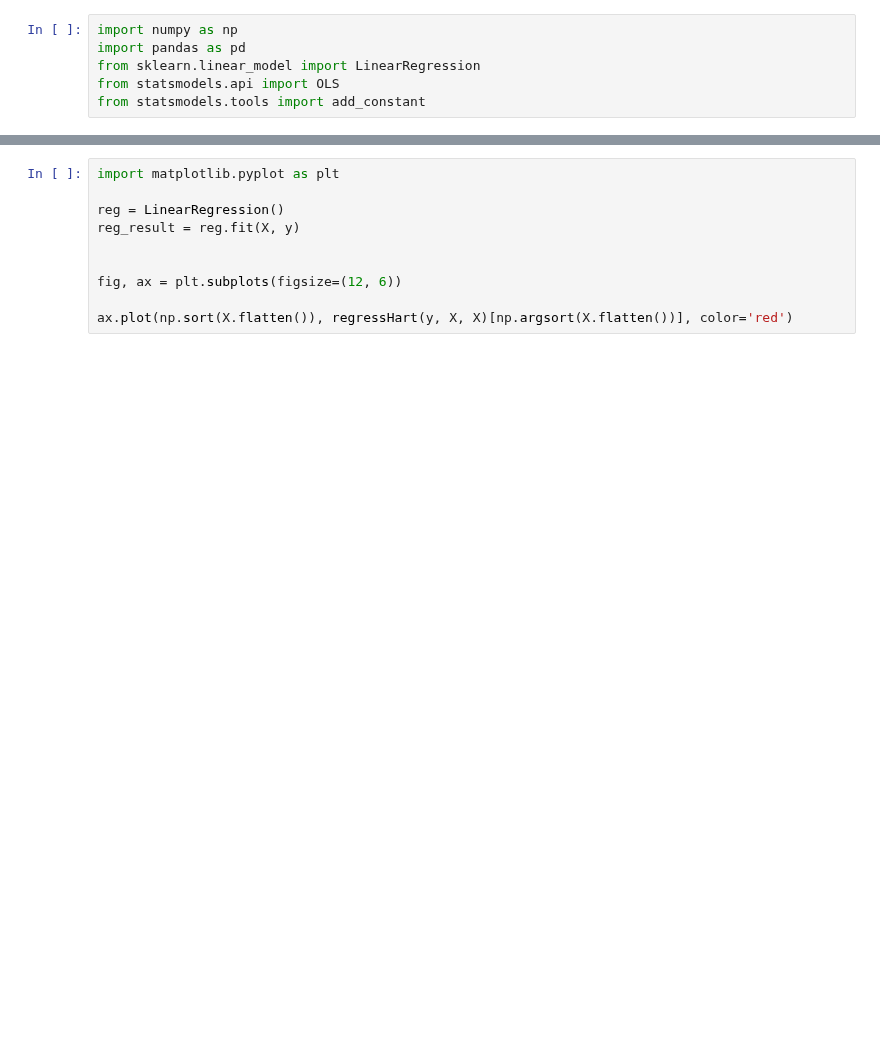
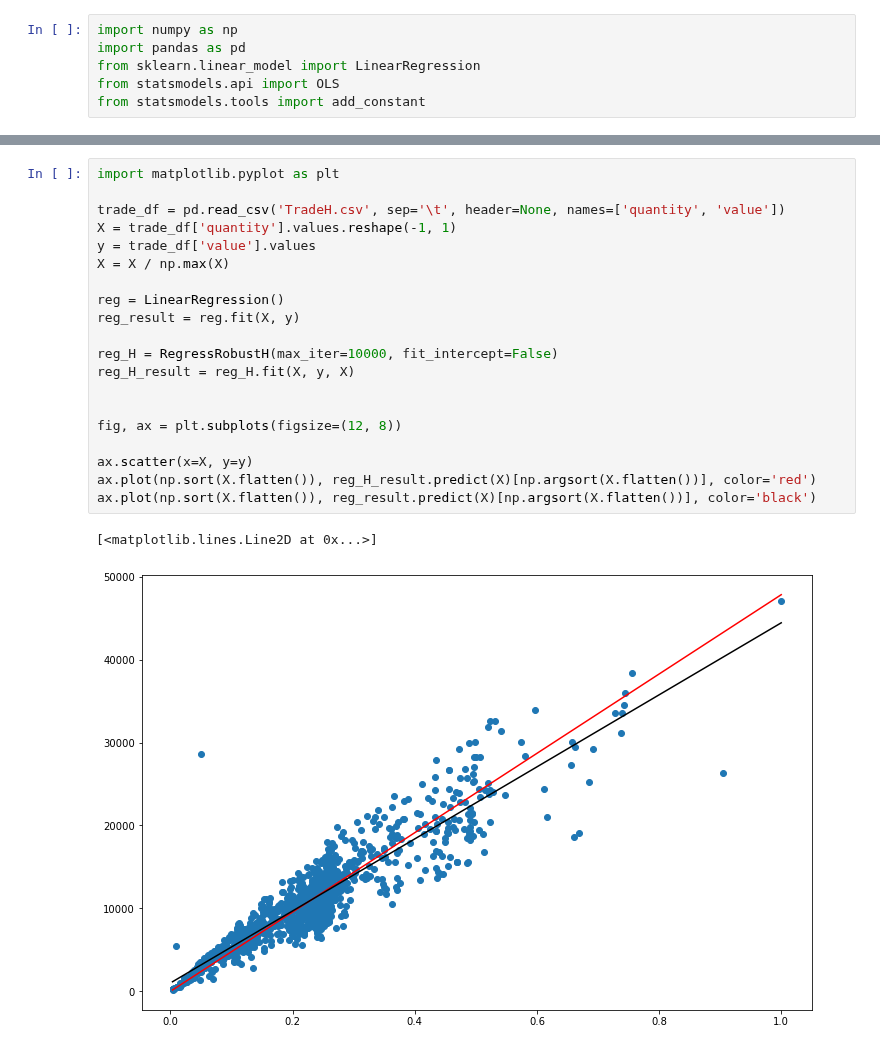
Before and after one commit to nbarizki/jabodetabekhousepricing, a Jupyter notebook: Modules/Note/App . 1 - Heteroscedacity-Robust Regression.ipynb, the cells around one changed output, grey strips where cells are left out. Saved outputs shown, nothing was run; the diff lists cells and outputs as text; blank space fills up the shorter version.

```diff
--- a/Modules/Note/App . 1 - Heteroscedacity-Robust Regression.ipynb
+++ b/Modules/Note/App . 1 - Heteroscedacity-Robust Regression.ipynb
@@ -194,11 +155,24 @@ X.flatten()
 # %%
 import matplotlib.pyplot as plt
+
+trade_df = pd.read_csv('TradeH.csv', sep='\t', header=None, names=['quantity', 'value'])
+X = trade_df['quantity'].values.reshape(-1, 1)
+y = trade_df['value'].values
+X = X / np.max(X)
 
 reg = LinearRegression()
 reg_result = reg.fit(X, y)
 
+reg_H = RegressRobustH(max_iter=10000, fit_intercept=False)
+reg_H_result = reg_H.fit(X, y, X)
 
-fig, ax = plt.subplots(figsize=(12, 6))
 
-ax.plot(np.sort(X.flatten()), regressHart(y, X, X)[np.argsort(X.flatten())], color='red')
+fig, ax = plt.subplots(figsize=(12, 8))
+
+ax.scatter(x=X, y=y)
+ax.plot(np.sort(X.flatten()), reg_H_result.predict(X)[np.argsort(X.flatten())], color='red')
+ax.plot(np.sort(X.flatten()), reg_result.predict(X)[np.argsort(X.flatten())], color='black')
+# %% [output]
+[<matplotlib.lines.Line2D at 0x...>]
+[figure, added]
 # %%
```
Also changed, not shown: parts of 26 cells of this notebook.
